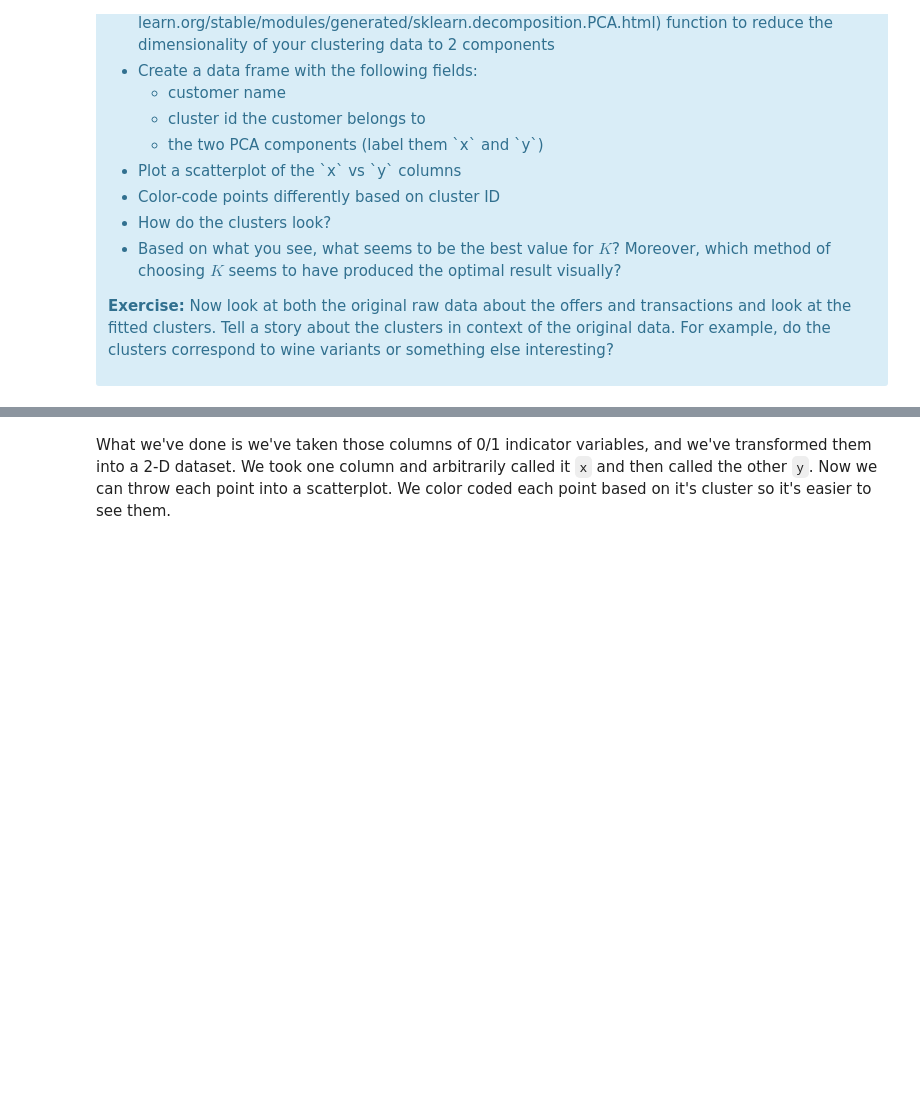
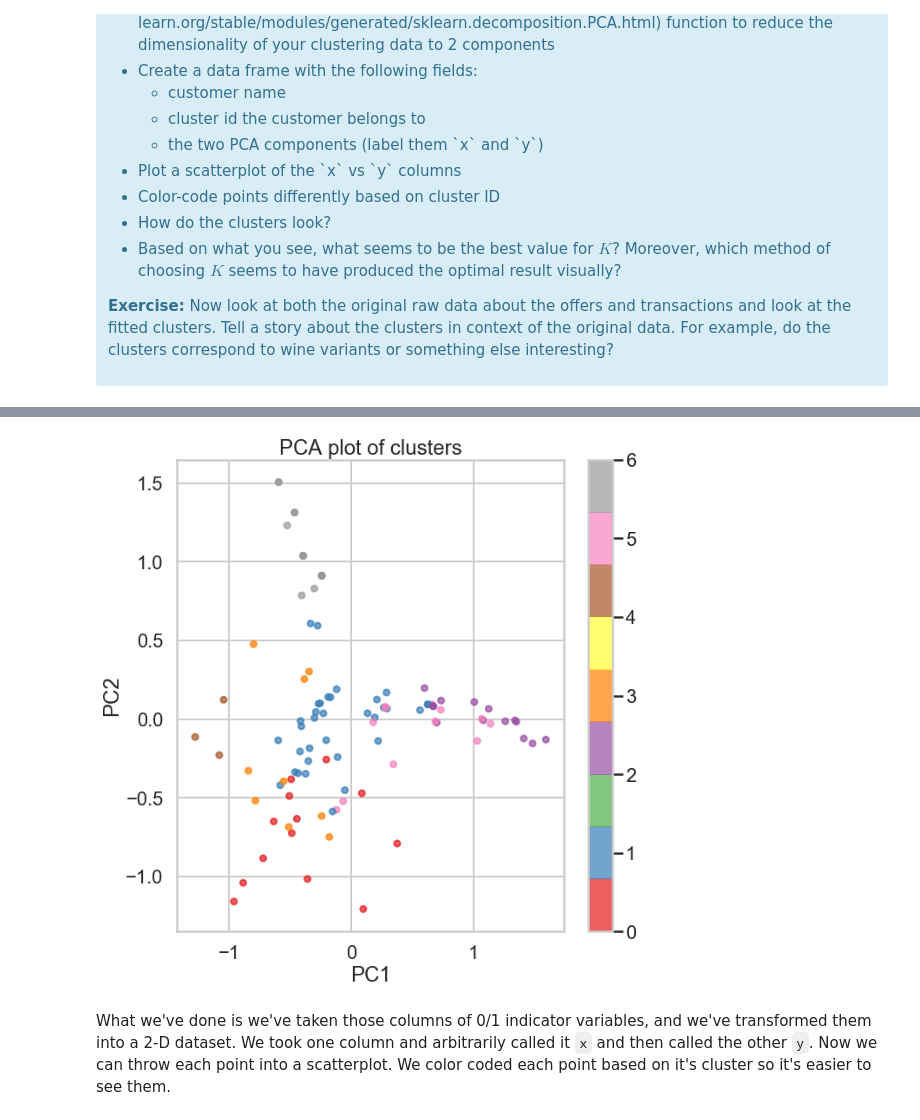
Before and after one commit to ghopping/Data_Science_Career_Track, a Jupyter notebook: clustering/Mini_Project_Clustering.ipynb, the cells around one changed output, grey strips where cells are left out. Saved outputs shown, nothing was run; the diff lists cells and outputs as text; code cells hidden in the pictures; blank space fills up the shorter version.

```diff
--- a/clustering/Mini_Project_Clustering.ipynb
+++ b/clustering/Mini_Project_Clustering.ipynb
@@ -366,3 +361,13 @@ len(customer_name)
+# %%
+#scatterplot
+fig = plt.figure(figsize=(10,10))
+_ = plt.scatter(x, y, c=pca_df.id, cmap='Set1', s=50, alpha=0.7)
+_ = plt.title('PCA plot of clusters')
+_ = plt.xlabel('PC1')
+_ = plt.ylabel('PC2')
+_ = plt.colorbar()
+# %% [output]
+[figure, added]
 # %% [markdown]
 What we've done is we've taken those columns of 0/1 indicator variables, and we've transformed them into a 2-D dataset. We took one column and arbitrarily called it `x` and then called the other `y`. Now we can throw each point into a scatterplot. We color coded each point based on it's cluster so it's easier to see them.
 # %% [markdown]
```
Also changed, not shown: parts of 12 cells of this notebook.
